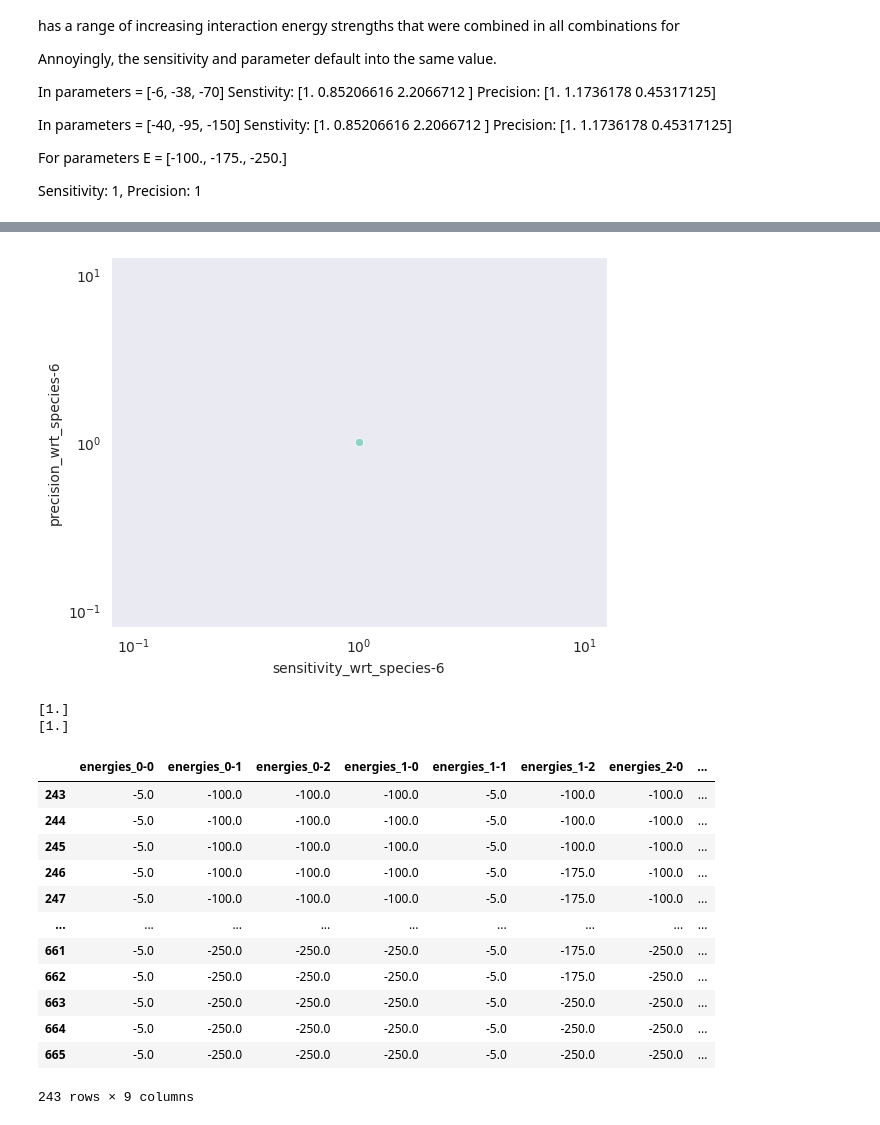
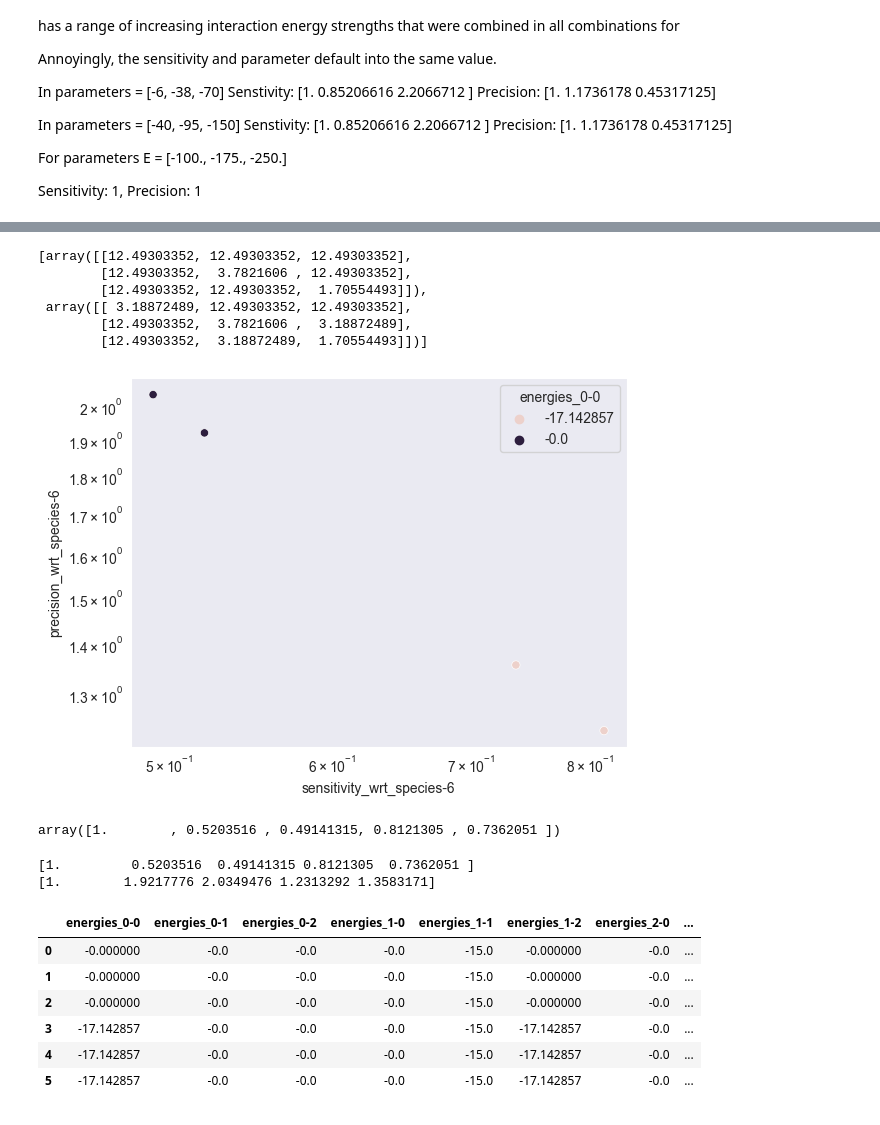
Before and after one commit to olive004/synbio_morpher, a Jupyter notebook: explanations/binding_energy.ipynb, the cells around one changed output, grey strips where cells are left out. Saved outputs shown, nothing was run; the diff lists cells and outputs as text; code cells hidden in the pictures.

```diff
--- a/explanations/binding_energy.ipynb
+++ b/explanations/binding_energy.ipynb
@@ -558,21 +562,29 @@ array([ -20.,  -85., -150.])
 # %%
 self_interacting_strength = interaction_strengths[0]
 toy_circuits = []
+skippable = []
 for i in range(len(interaction_strengths)):
     for j in range(len(interaction_strengths)):
         for k in range(len(interaction_strengths)):
+            # for l in range(len(interaction_strengths)):
+            #     for m in range(len(interaction_strengths)):
             toy_circ = deepcopy(circuits[0])
 
+            if sorted([v_mesh[0, i, j, k], v_mesh[1, i, j, k]]) + [v_mesh[2, i, j, k]] in skippable:
+                continue
+
             # Only varying the interacting species
-            toy_circ.interactions.energies[0, 0] = -5
-            toy_circ.interactions.energies[1, 1] = -5
-            toy_circ.interactions.energies[2, 2] = -5
+            toy_circ.interactions.energies[0, 0] = v_mesh[2, i, j, k]
+            toy_circ.interactions.energies[1, 1] = -15
+            toy_circ.interactions.energies[2, 2] = -25
             toy_circ.interactions.energies[0, 1] = v_mesh[0, i, j, k]
             toy_circ.interactions.energies[1, 0] = v_mesh[0, i, j, k]
             toy_circ.interactions.energies[0, 2] = v_mesh[1, i, j, k]
             toy_circ.interactions.energies[2, 0] = v_mesh[1, i, j, k]
             toy_circ.interactions.energies[2, 1] = v_mesh[2, i, j, k]
             toy_circ.interactions.energies[1, 2] = v_mesh[2, i, j, k]
+
+            skippable.append(sorted([v_mesh[0, i, j, k], v_mesh[1, i, j, k]]) + [v_mesh[2, i, j, k]])
 
             toy_circ.interactions.eqconstants = equilibrium_constant_fluorescence(toy_circ.interactions.energies, initial)
             toy_circ.interactions.binding_rates_dissociation = toy_circ.interactions.binding_rates_association / toy_circ.interactions.eqconstants
@@ -581,12 +593,5 @@ for i in range(len(interaction_strengths)):
             toy_circ.name = f'toy_strong_{i}-{j}-{k}'
             toy_circuits.append(toy_circ)
 
-config['signal']['function_kwargs']['target'] = 5
-config['simulation']['t1'] = 10000
-config['simulation']['dt'] = 0.01
-
-config['experiment']['no_visualisations'] = True
-config['experiment']['no_numerical'] = True
-toy_circuits = init_circuits(toy_circuits)
-toy_circuits = sim_write(toy_circuits)
+len(toy_circuits)
 # %% [output]
@@ -615,0 +599,9 @@ array([[   6.9586434, 2344.7598   , 2344.7598   ],
+# %%
+
+config['signal']['function_kwargs']['target'] = 0.5
+config['simulation']['t1'] = 5000
+config['simulation']['dt'] = 0.001
+
+config['experiment']['no_visualisations'] = False
+config['experiment']['no_numerical'] = True
+toy_circuits[0:2] = init_circuits(toy_circuits[0:2])
@@ -616,3 +628,12 @@ array([[   6.9586434, 2344.7598   , 2344.7598   ],
+# %%
+[t.interactions.binding_rates_dissociation for t in toy_circuits[0:2]]
+# %% [output]
+[array([[12.49303352, 12.49303352, 12.49303352],
+        [12.49303352,  3.7821606 , 12.49303352],
+        [12.49303352, 12.49303352,  1.70554493]]),
+ array([[ 3.18872489, 12.49303352, 12.49303352],
+        [12.49303352,  3.7821606 ,  3.18872489],
+        [12.49303352,  3.18872489,  1.70554493]])]
 # %%
 
 
@@ -621,34 +642,33 @@ info = b_tabulate_mutation_info(data_writer.ensemble_write_dir,
 strong_info = info[info['circuit_name'].str.contains('toy_strong')]
 # %%
 sns.set_style('dark')
-sns.scatterplot(strong_info, x='sensitivity_wrt_species-6', y='precision_wrt_species-6')
+sns.scatterplot(strong_info[strong_info['sample_name'] != config['signal']['inputs'][0]],
+                x='sensitivity_wrt_species-6', y='precision_wrt_species-6',
+                hue=get_true_interaction_cols(strong_info, 'energies')[0])
 plt.xscale('log')
 plt.yscale('log')
 plt.show()
+
+strong_info['sensitivity_wrt_species-6'].unique()
 # %% [output]
-[figure, old version]
+[figure, new version]
+array([1.        , 0.5203516 , 0.49141315, 0.8121305 , 0.7362051 ])
 # %%
 print(strong_info['sensitivity_wrt_species-6'].unique())
 print(strong_info['precision_wrt_species-6'].unique())
 # %% [output]
-[1.]
-[1.]
+[1.         0.5203516  0.49141315 0.8121305  0.7362051 ]
+[1.        1.9217776 2.0349476 1.2313292 1.3583171]
 # %%
 strong_info[get_true_interaction_cols(strong_info, 'energies')]
 # %% [output]
 |  | energies_0-0 | energies_0-1 | energies_0-2 | energies_1-0 | energies_1-1 | energies_1-2 | energies_2-0 | ... |
-| 243 | -5.0 | -100.0 | -100.0 | -100.0 | -5.0 | -100.0 | -100.0 | ... |
-| 244 | -5.0 | -100.0 | -100.0 | -100.0 | -5.0 | -100.0 | -100.0 | ... |
-| 245 | -5.0 | -100.0 | -100.0 | -100.0 | -5.0 | -100.0 | -100.0 | ... |
-| 246 | -5.0 | -100.0 | -100.0 | -100.0 | -5.0 | -175.0 | -100.0 | ... |
-| 247 | -5.0 | -100.0 | -100.0 | -100.0 | -5.0 | -175.0 | -100.0 | ... |
-| ... | ... | ... | ... | ... | ... | ... | ... | ... |
-| 661 | -5.0 | -250.0 | -250.0 | -250.0 | -5.0 | -175.0 | -250.0 | ... |
-| 662 | -5.0 | -250.0 | -250.0 | -250.0 | -5.0 | -175.0 | -250.0 | ... |
-| 663 | -5.0 | -250.0 | -250.0 | -250.0 | -5.0 | -250.0 | -250.0 | ... |
-| 664 | -5.0 | -250.0 | -250.0 | -250.0 | -5.0 | -250.0 | -250.0 | ... |
-| 665 | -5.0 | -250.0 | -250.0 | -250.0 | -5.0 | -250.0 | -250.0 | ... |
+| 0 | -0.000000 | -0.0 | -0.0 | -0.0 | -15.0 | -0.000000 | -0.0 | ... |
+| 1 | -0.000000 | -0.0 | -0.0 | -0.0 | -15.0 | -0.000000 | -0.0 | ... |
+| 2 | -0.000000 | -0.0 | -0.0 | -0.0 | -15.0 | -0.000000 | -0.0 | ... |
+| 3 | -17.142857 | -0.0 | -0.0 | -0.0 | -15.0 | -17.142857 | -0.0 | ... |
+| 4 | -17.142857 | -0.0 | -0.0 | -0.0 | -15.0 | -17.142857 | -0.0 | ... |
+| 5 | -17.142857 | -0.0 | -0.0 | -0.0 | -15.0 | -17.142857 | -0.0 | ... |
-243 rows × 9 columns
 # %%
 strong_info[get_true_interaction_cols(strong_info, 'binding_rates_dissociation')]
 # %% [output]
```
Also changed, not shown: parts of 14 cells of this notebook, 4 other files.
